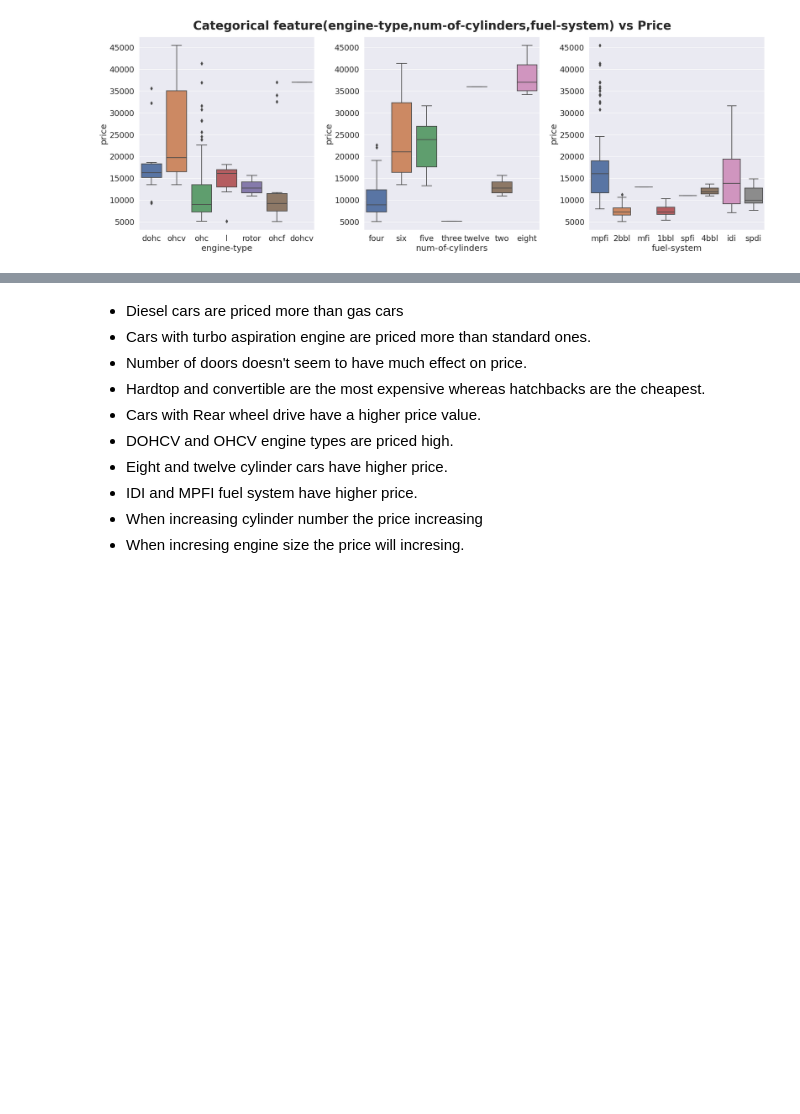
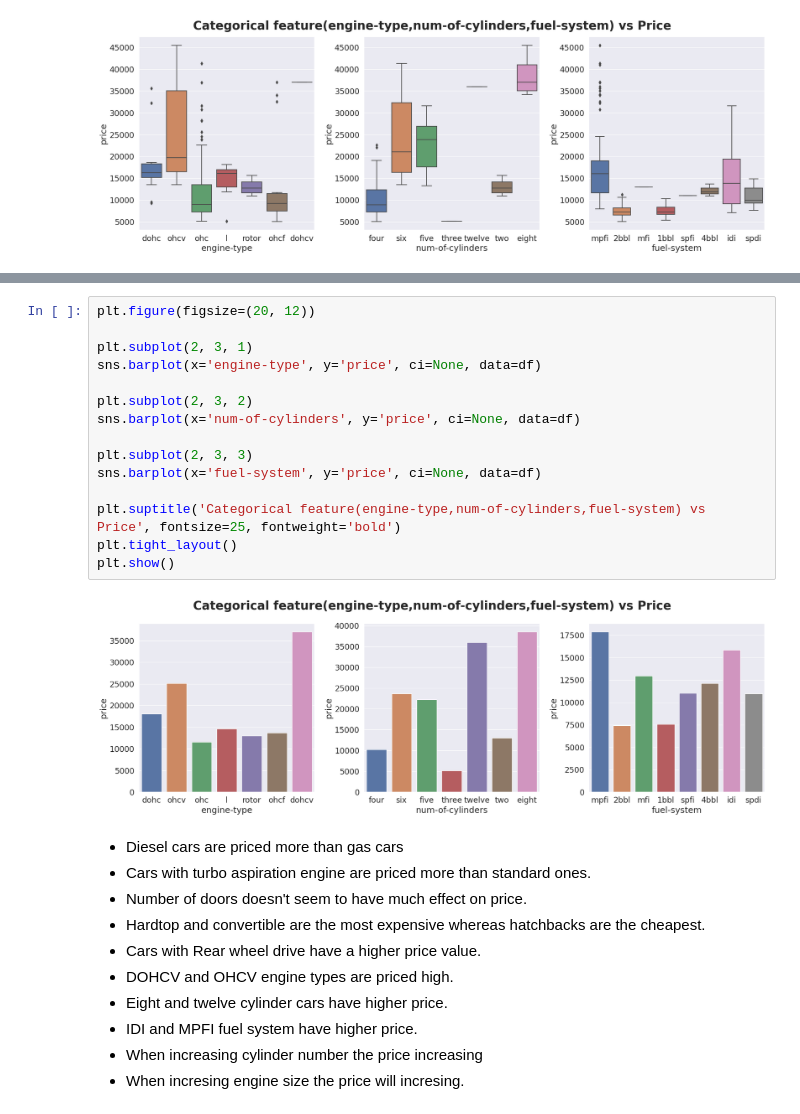
Before and after one commit to ShreeKeshavan/Car_price_prediction, a Jupyter notebook: Car_price_prediction.ipynb, the cells around one changed output, grey strips where cells are left out. Drawn from its saved outputs; the diff is of its cells as text; blank space fills up the shorter version.

```diff
--- a/Car_price_prediction.ipynb
+++ b/Car_price_prediction.ipynb
@@ -452,3 +455,20 @@ plt.show()
+# %%
+plt.figure(figsize=(20, 12))
+
+plt.subplot(2, 3, 1)
+sns.barplot(x='engine-type', y='price', ci=None, data=df)
+
+plt.subplot(2, 3, 2)
+sns.barplot(x='num-of-cylinders', y='price', ci=None, data=df)
+
+plt.subplot(2, 3, 3)
+sns.barplot(x='fuel-system', y='price', ci=None, data=df)
+
+plt.suptitle('Categorical feature(engine-type,num-of-cylinders,fuel-system) vs Price', fontsize=25, fontweight='bold')
+plt.tight_layout()
+plt.show()
+# %% [output]
+[figure, added]
 # %% [markdown]
 * Diesel cars are priced more than gas cars
 * Cars with turbo aspiration engine are priced more than standard ones.
```
Also changed, not shown: parts of 3 cells of this notebook.
